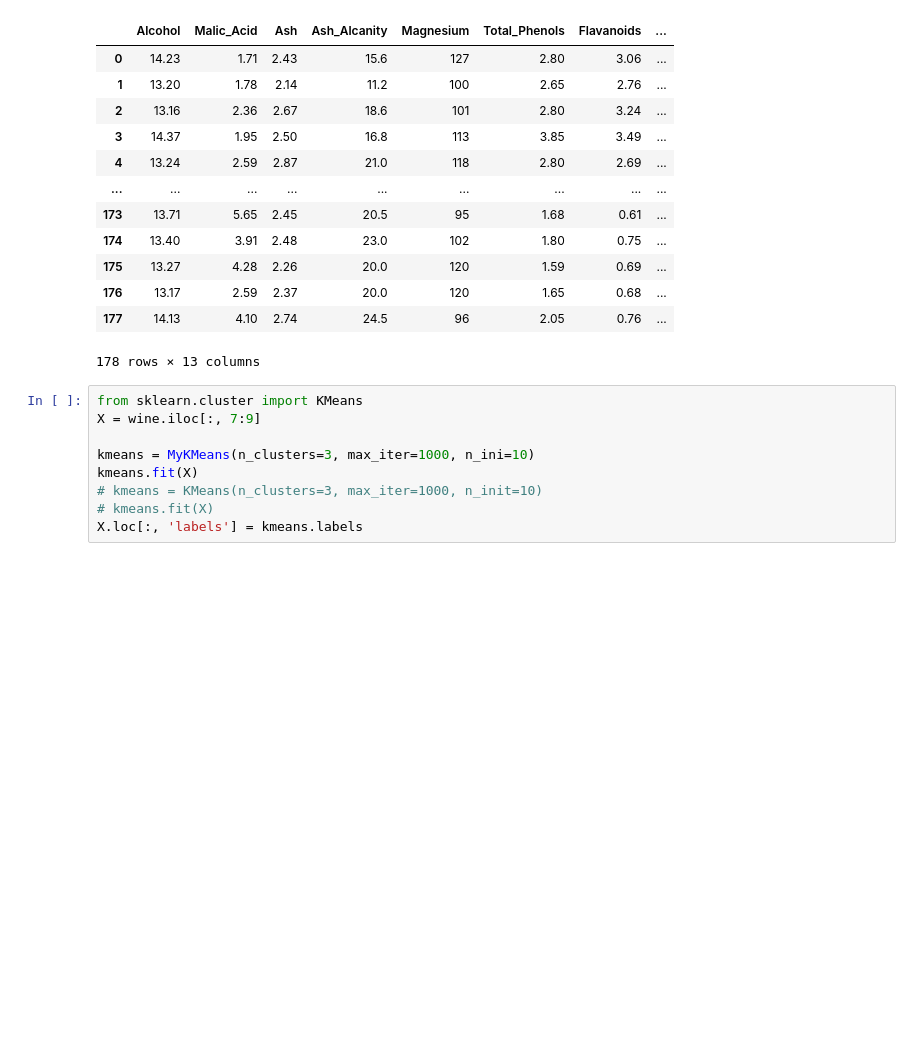
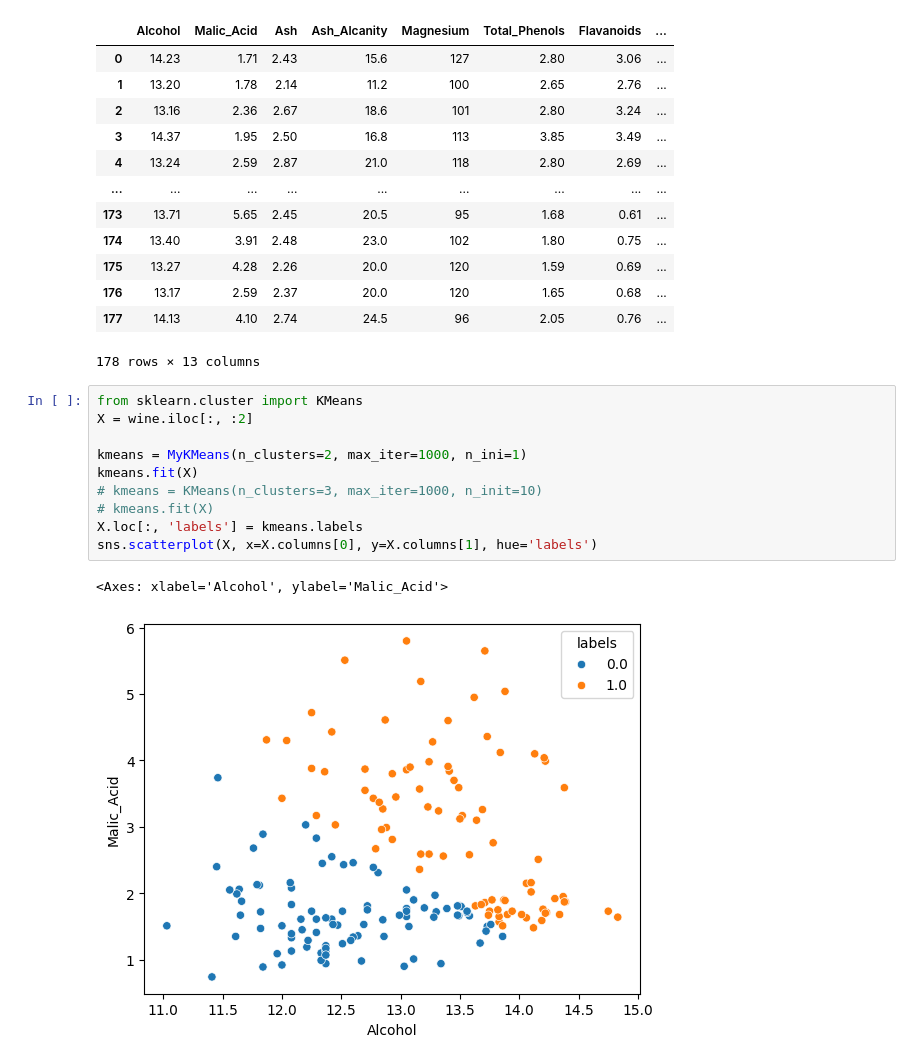
Before and after one commit to niimo753/neu-machine-learning-module, a Jupyter notebook: ML2/ML2_HW3_Kmeans_MinhNgoc_11212980.ipynb, the cells around one changed output. Saved outputs shown, nothing was run; the diff lists cells and outputs as text; blank space fills up the shorter version.

```diff
--- a/ML2/ML2_HW3_Kmeans_MinhNgoc_11212980.ipynb
+++ b/ML2/ML2_HW3_Kmeans_MinhNgoc_11212980.ipynb
@@ -90,11 +90,15 @@ wine
 178 rows × 13 columns
 # %%
 from sklearn.cluster import KMeans
-X = wine.iloc[:, 7:9]
+X = wine.iloc[:, :2]
 
-kmeans = MyKMeans(n_clusters=3, max_iter=1000, n_ini=10)
+kmeans = MyKMeans(n_clusters=2, max_iter=1000, n_ini=1)
 kmeans.fit(X)
 # kmeans = KMeans(n_clusters=3, max_iter=1000, n_init=10)
 # kmeans.fit(X)
 X.loc[:, 'labels'] = kmeans.labels
+sns.scatterplot(X, x=X.columns[0], y=X.columns[1], hue='labels')
+# %% [output]
+<Axes: xlabel='Alcohol', ylabel='Malic_Acid'>
+[figure, added]
 # %%
```
Also changed, not shown: parts of 1 cell of this notebook, 4 other files.
